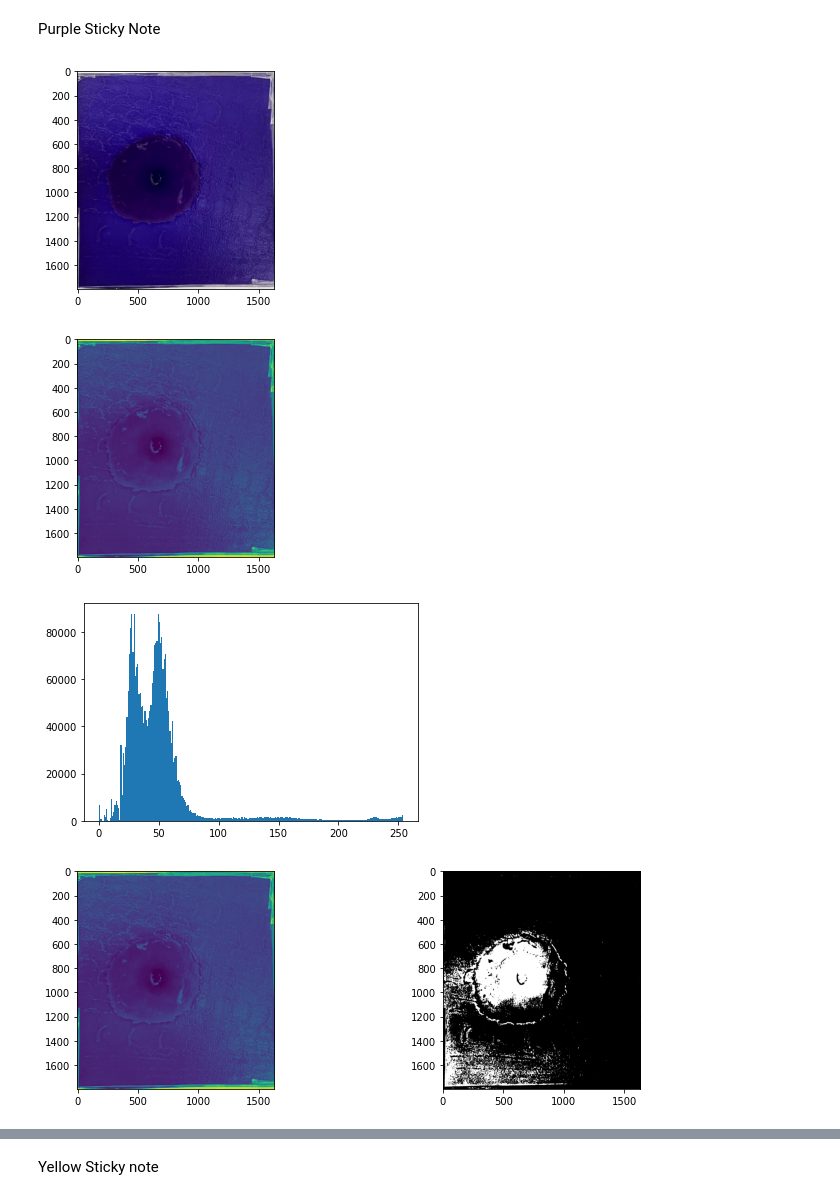
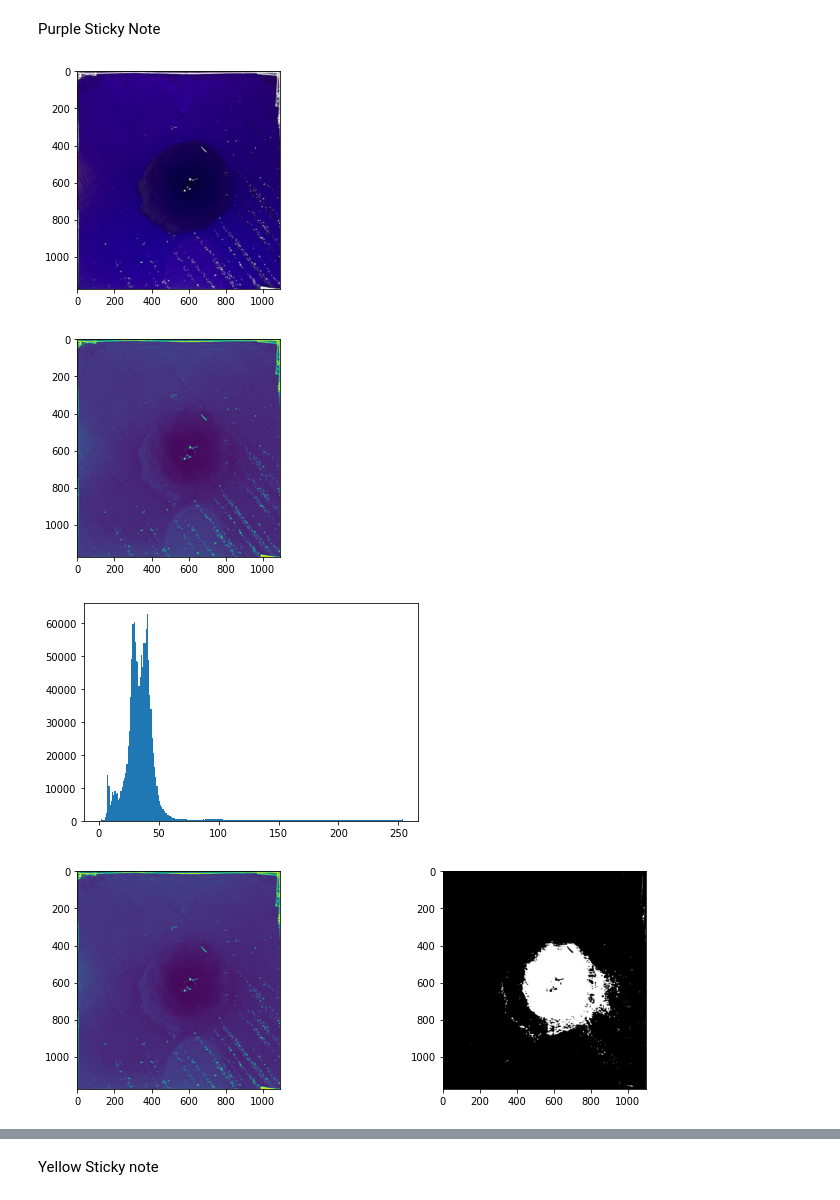
Before and after one commit to lmkelly16/BYU-REU-2022, a Jupyter notebook: Lauren_sandbox/background_testing.ipynb, the cells around one changed output, grey strips where cells are left out. Cells and saved outputs as stored; diff of their text form; code cells hidden in the pictures.

```diff
--- a/Lauren_sandbox/background_testing.ipynb
+++ b/Lauren_sandbox/background_testing.ipynb
@@ -93,18 +93,18 @@ area
 # %% [markdown]
 Purple Sticky Note
 # %%
-path = '/content/drive/MyDrive/BYU_REU_images/IMG_0658.tiff'
+path = '/content/drive/MyDrive/BYU_REU_images/lighttest.tiff'
 # %%
 # Load the phase contrast image.
 im = skimage.io.imread(path)
 plt.imshow(im);
 # %% [output]
-[figure, old version]
+[figure, new version]
 # %%
 cim = im[:,:,0]
 plt.imshow(cim);
 # %% [output]
-[figure, old version]
+[figure, new version]
 # %%
 # forcing bins to be discretized by integer value
 bins = np.arange(cim.min(), cim.max(), 1)
@@ -112,21 +112,21 @@ bins = np.arange(cim.min(), cim.max(), 1)
 # plot histogram
 plt.hist(cim.flatten(), bins=bins);
 # %% [output]
-[figure, old version]
+[figure, new version]
 # %%
 ''' Thresholding '''
 # Threshold value, as obtained by eye
-im_thresh = 27
+im_thresh = 23
 
 # Generate thresholded image
 im_bw = cim < im_thresh
 
 # plot orginal and thresholded next to each other
 fig, ax = plt.subplots(1, 2, figsize=(12,4))
 ax[0].imshow(cim)
 ax[1].imshow(im_bw, cmap=plt.cm.gray);
 # %% [output]
-[figure, old version]
+[figure, new version]
 # %%
 ''' Labeling a segmented image '''
 
```
Also changed, not shown: parts of 3 cells of this notebook.
